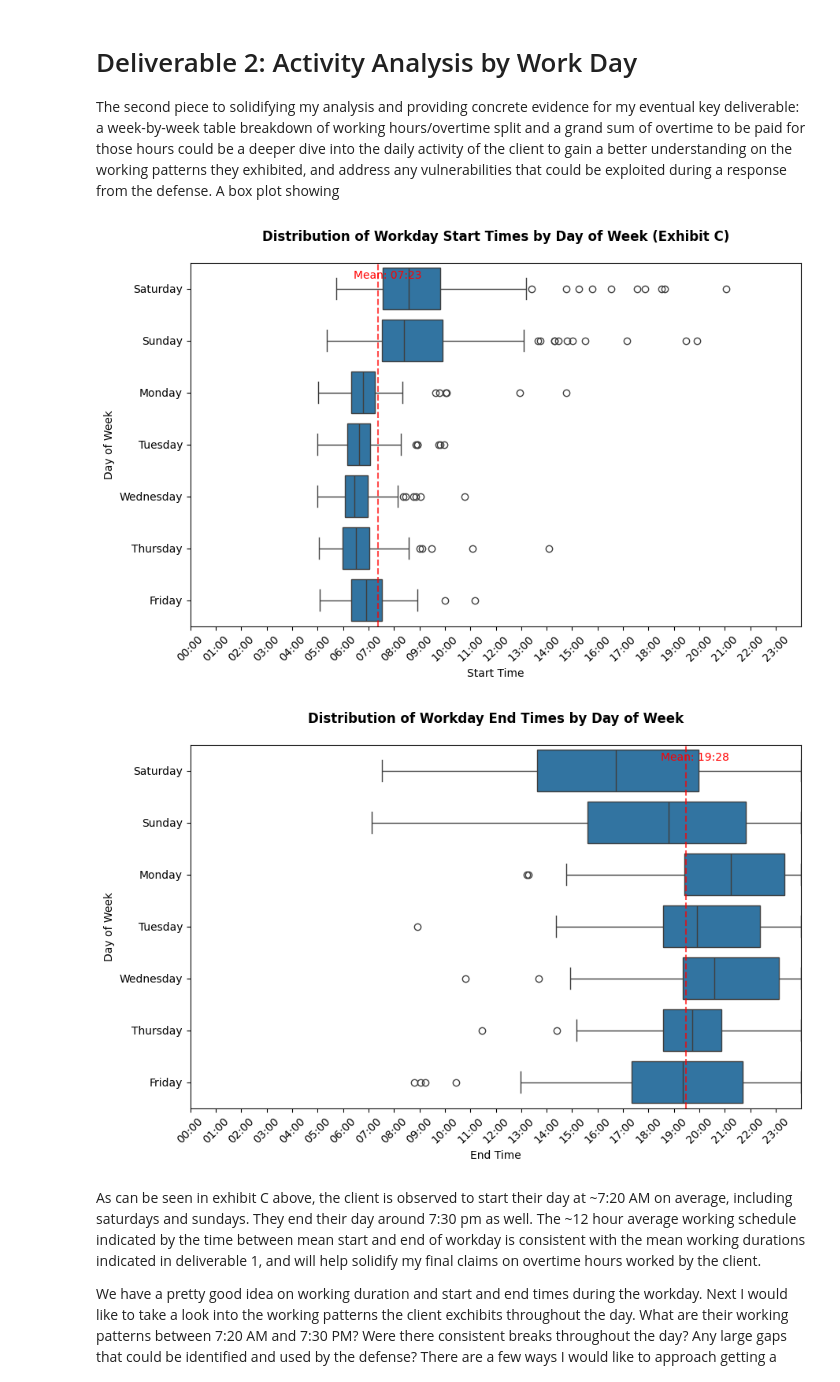
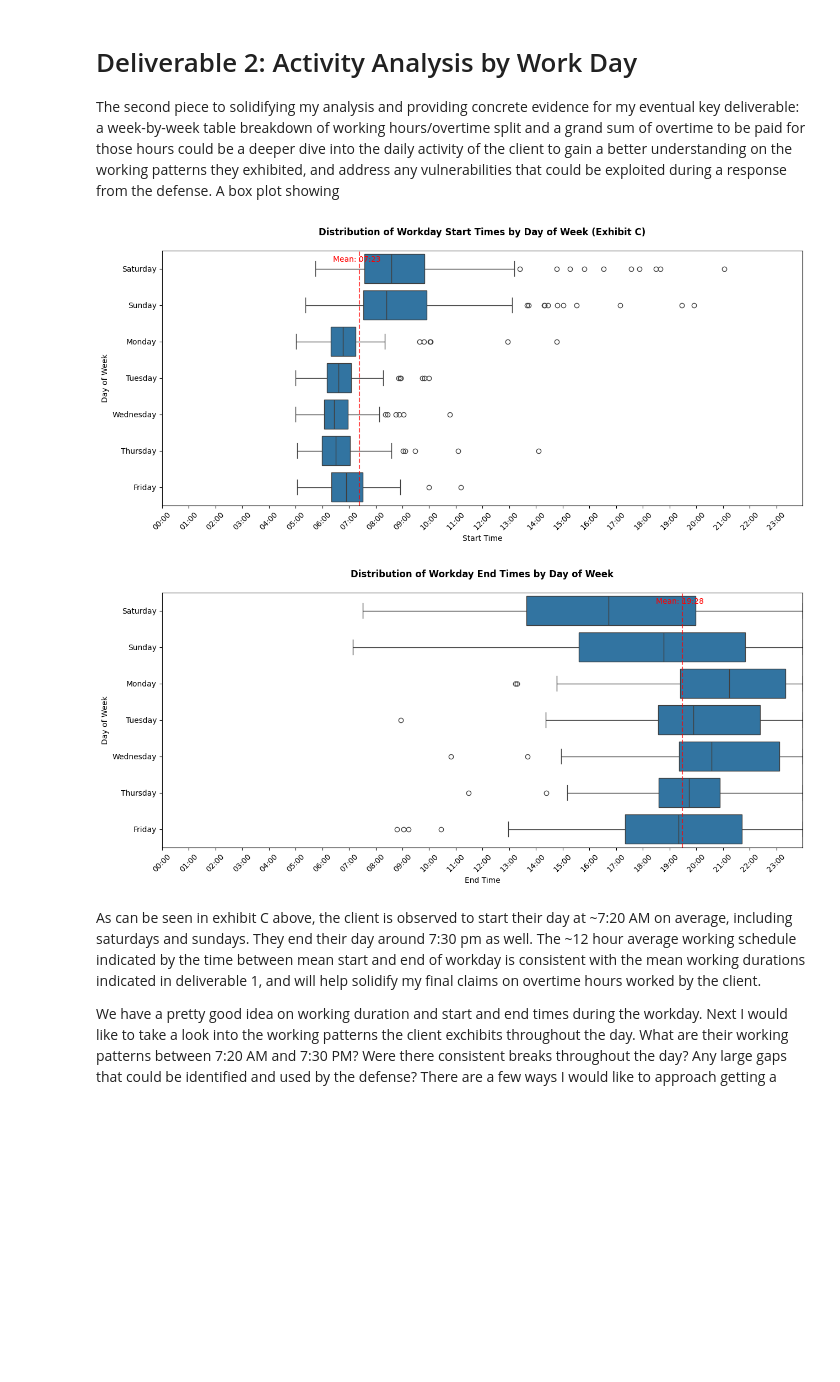
Before and after one commit to SB0912/Consulting-Portfolio, a Jupyter notebook: HvT.ipynb, the cells around one changed output. Drawn from its saved outputs; the diff is of its cells as text; code cells hidden in the pictures; blank space fills up the shorter version.

```diff
--- a/HvT.ipynb
+++ b/HvT.ipynb
@@ -339,43 +338,43 @@ combinedStampsDf['endTime_minutes'] = (
 )
 
 # Start Time Plot
-plt.figure(figsize=(10, 6))
+plt.figure(figsize=(15, 6))
 ax = sns.boxplot(data=combinedStampsDf, x='startTime_minutes', y='DoW')
 
 # Formatting
 ax.set_title('Distribution of Workday Start Times by Day of Week (Exhibit C)', fontweight='bold', pad=20)
 ax.set_xlabel('Start Time')
 ax.set_ylabel('Day of Week')
 ax.set_xticks([i*60 for i in range(24)])
 ax.set_xticklabels([f'{h:02d}:00' for h in range(24)], rotation=45)
 ax.set_xlim(0, 23*60 + 59)
 
 # Mean line and annotation
 mean_start = combinedStampsDf['startTime_minutes'].mean()
 ax.axvline(mean_start, color='red', linestyle='--', alpha=0.7)
 ax.text(mean_start-59, -0.2, f'Mean: {int(mean_start//60):02d}:{int(mean_start%60):02d}',color='red', fontsize=10)
 
 # End Time Plot
-plt.figure(figsize=(10, 6))
+plt.figure(figsize=(15, 6))
 ax = sns.boxplot(data=combinedStampsDf, x='endTime_minutes', y='DoW')
 
 # Formatting
 ax.set_title('Distribution of Workday End Times by Day of Week', fontweight='bold', pad=20)
 ax.set_xlabel('End Time')
 ax.set_ylabel('Day of Week')
 ax.set_xticks([i*60 for i in range(24)])
 ax.set_xticklabels([f'{h:02d}:00' for h in range(24)], rotation=45)
 ax.set_xlim(0, 23*60 + 59)
 
 # Mean line and annotation
 mean_end = combinedStampsDf['endTime_minutes'].mean()
 ax.axvline(mean_end, color='red', linestyle='--', alpha=0.7)
 ax.text(mean_end-59, -0.2, f'Mean: {int(mean_end//60):02d}:{int(mean_end%60):02d}',color='red', fontsize=10)
 
 plt.show()
 # %% [output]
-[figure, old version]
+[figure, new version]
-[figure, old version]
+[figure, new version]
 # %% [markdown]
 As can be seen in exhibit C above, the client is observed to start their day at ~7:20 AM on average, including saturdays and sundays. They end their day around 7:30 pm as well. The ~12 hour average working schedule indicated by the time between mean start and end of workday is consistent with the mean working durations indicated in deliverable 1, and will help solidify my final claims on overtime hours worked by the client.
 
```
Also changed, not shown: parts of 6 cells of this notebook.
